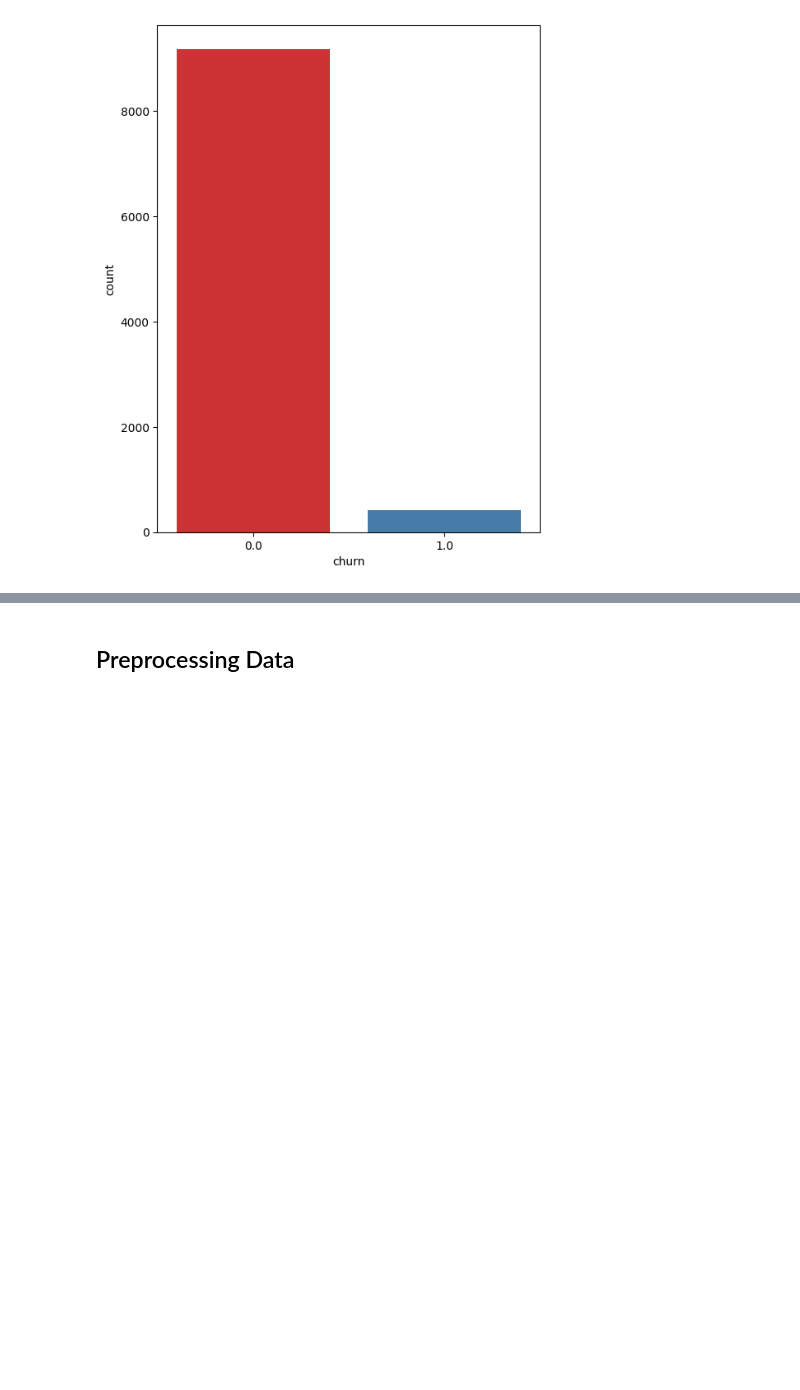
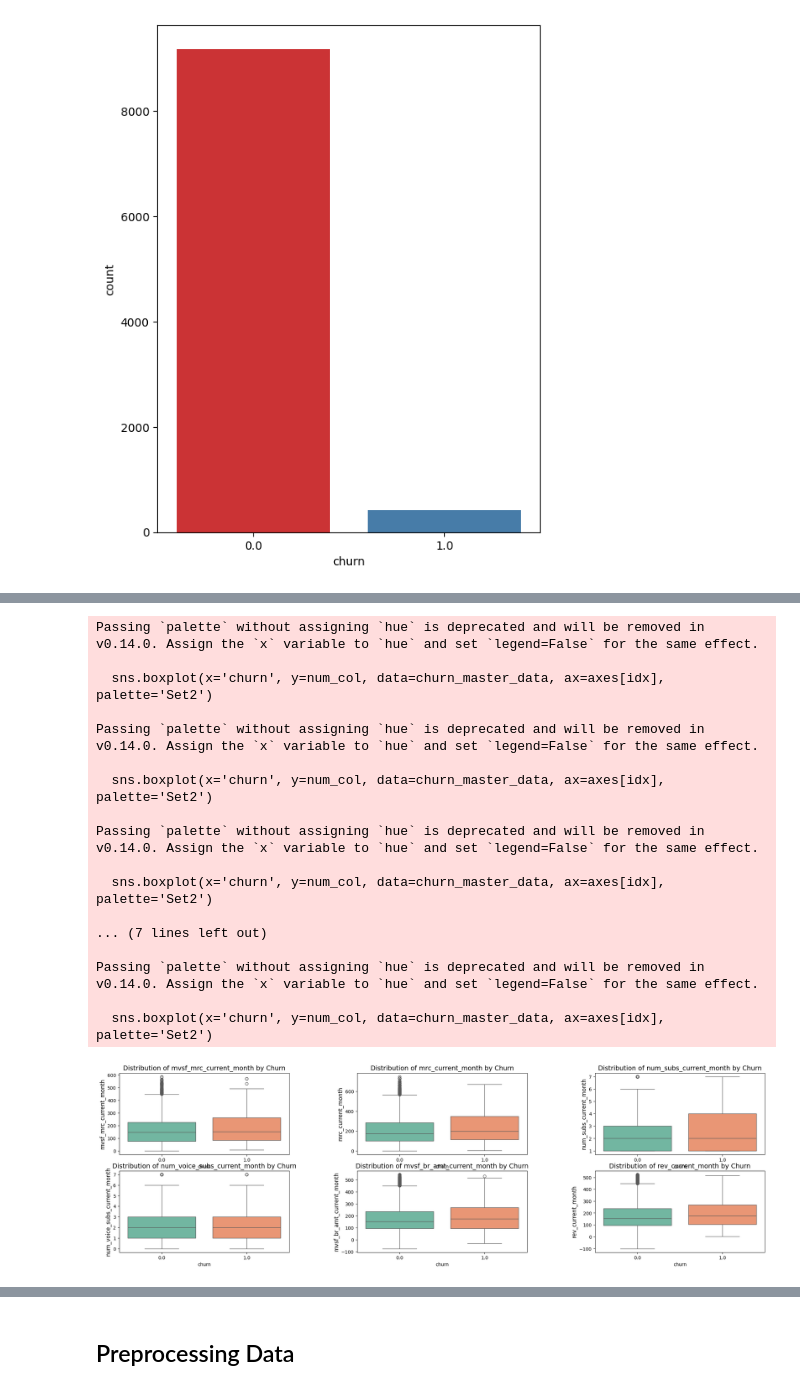
Before and after one commit to Faridghr/WirelessChurnPrediction, a Jupyter notebook: src/churnPrediction.ipynb, the cells around one changed output, grey strips where cells are left out. Cells and saved outputs as stored; diff of their text form; code cells hidden in the pictures; blank space fills up the shorter version.

Commit message:
Update Notebook
Remove Extreme Outliers

```diff
--- a/src/churnPrediction.ipynb
+++ b/src/churnPrediction.ipynb
@@ -237,0 +315,8 @@ Passing `palette` without assigning `hue` is deprecated and will be removed in v
+# %%
+def remove_outliers_for_churn_1(df, column):
+    Q1 = df[df['churn'] == 1][column].quantile(0.25)
+    Q3 = df[df['churn'] == 1][column].quantile(0.75)
+    IQR = Q3 - Q1
+    lower_bound = Q1 - 1.5 * IQR
+    upper_bound = Q3 + 1.5 * IQR
+    return df[(df[column] >= lower_bound) & (df[column] <= upper_bound)]
@@ -237,0 +326,35 @@ Passing `palette` without assigning `hue` is deprecated and will be removed in v
+# %%
+corr_columns = top_positive_correlation_features[4:]
+
+fig, axes = plt.subplots(2, 3, figsize=(25, 7))
+
+# Flatten axes for easier iteration
+axes = axes.flatten()
+
+# Loop through columns for visualization
+for idx, num_col in enumerate(corr_columns):
+    sns.boxplot(x='churn', y=num_col, data=churn_master_data, ax=axes[idx], palette='Set2')
+    axes[idx].set_title(f'Distribution of {num_col} by Churn', fontsize=14)
+    axes[idx].set_ylabel(num_col, fontsize=12)
+
+plt.subplots_adjust(wspace=0.4)
+plt.show()
+# %% [output]
+Passing `palette` without assigning `hue` is deprecated and will be removed in v0.14.0. Assign the `x` variable to `hue` and set `legend=False` for the same effect.
+
+  sns.boxplot(x='churn', y=num_col, data=churn_master_data, ax=axes[idx], palette='Set2')
+
+Passing `palette` without assigning `hue` is deprecated and will be removed in v0.14.0. Assign the `x` variable to `hue` and set `legend=False` for the same effect.
+
+  sns.boxplot(x='churn', y=num_col, data=churn_master_data, ax=axes[idx], palette='Set2')
+
+Passing `palette` without assigning `hue` is deprecated and will be removed in v0.14.0. Assign the `x` variable to `hue` and set `legend=False` for the same effect.
+
+  sns.boxplot(x='churn', y=num_col, data=churn_master_data, ax=axes[idx], palette='Set2')
+
+... (7 lines left out)
+
+Passing `palette` without assigning `hue` is deprecated and will be removed in v0.14.0. Assign the `x` variable to `hue` and set `legend=False` for the same effect.
+
+  sns.boxplot(x='churn', y=num_col, data=churn_master_data, ax=axes[idx], palette='Set2')
+[figure, added]
```
Also changed, not shown: parts of 94 cells of this notebook.
